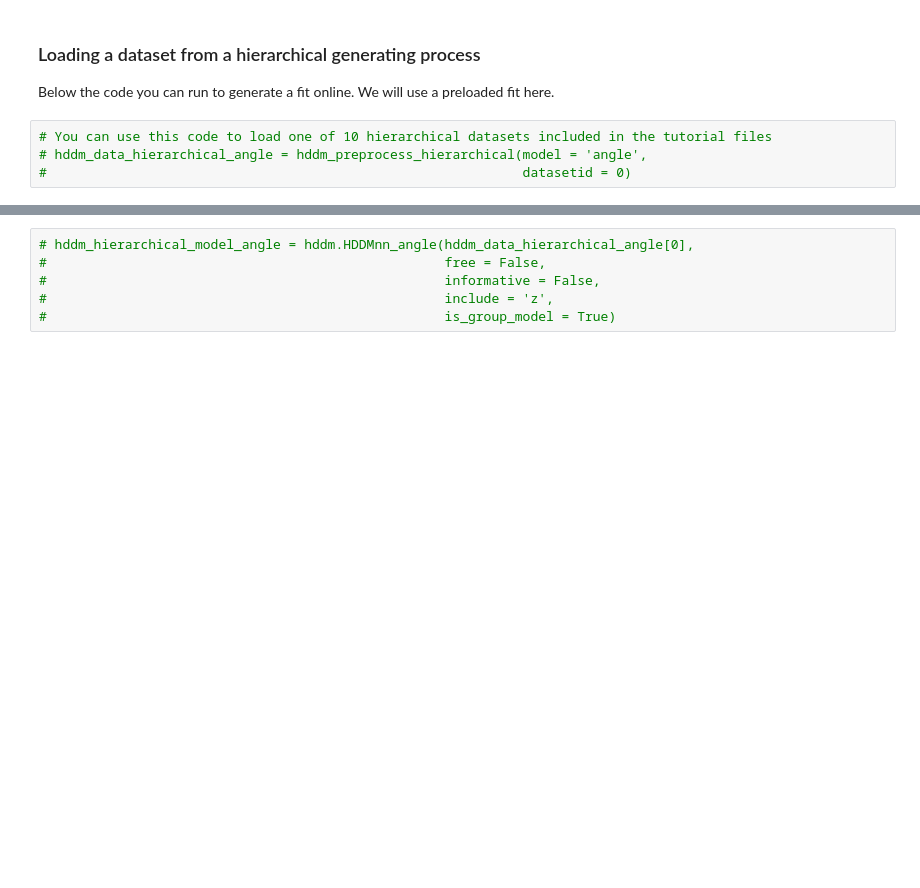
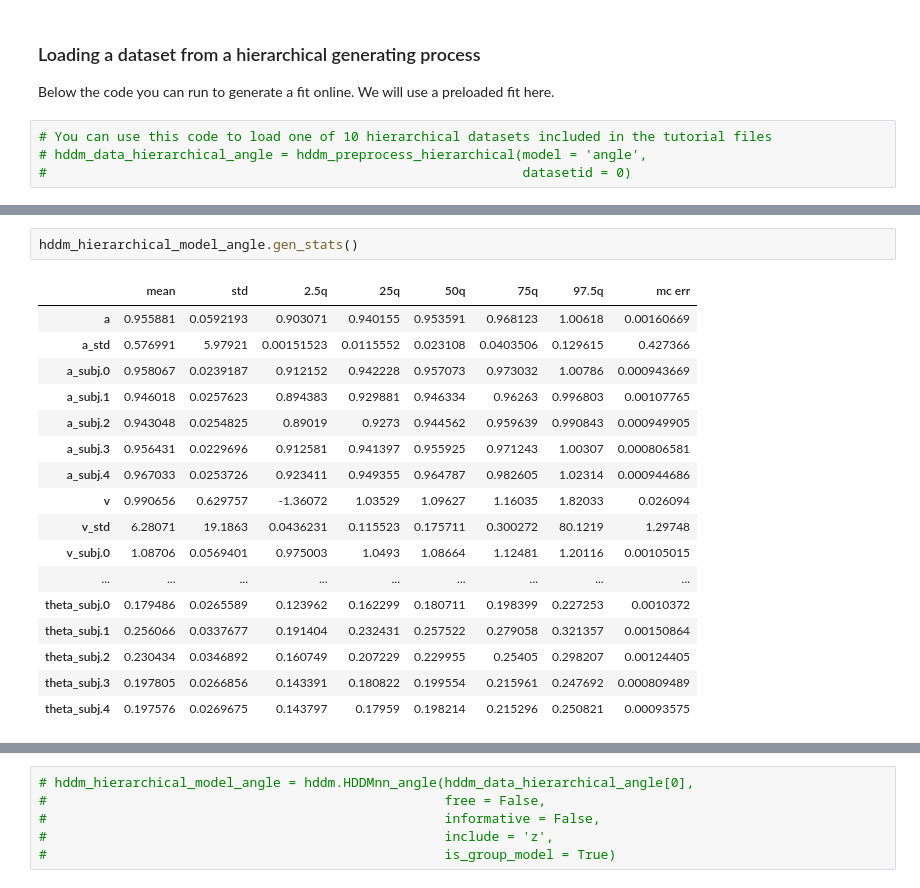
Before and after one commit to AlexanderFengler/hddmnn_tutorial, a Jupyter notebook: hddmnn_tutorial.ipynb, the cells around one changed output, grey strips where cells are left out. Drawn from its saved outputs; the diff is of its cells as text; blank space fills up the shorter version.

```diff
--- a/hddmnn_tutorial.ipynb
+++ b/hddmnn_tutorial.ipynb
@@ -551,0 +576,20 @@ Below the code you can run to generate a fit online. We will use a preloaded fit
+# %%
+hddm_hierarchical_model_angle.gen_stats()
+# %% [output]
+|  | mean | std | 2.5q | 25q | 50q | 75q | 97.5q | mc err |
+| a | 0.955881 | 0.0592193 | 0.903071 | 0.940155 | 0.953591 | 0.968123 | 1.00618 | 0.00160669 |
+| a_std | 0.576991 | 5.97921 | 0.00151523 | 0.0115552 | 0.023108 | 0.0403506 | 0.129615 | 0.427366 |
+| a_subj.0 | 0.958067 | 0.0239187 | 0.912152 | 0.942228 | 0.957073 | 0.973032 | 1.00786 | 0.000943669 |
+| a_subj.1 | 0.946018 | 0.0257623 | 0.894383 | 0.929881 | 0.946334 | 0.96263 | 0.996803 | 0.00107765 |
+| a_subj.2 | 0.943048 | 0.0254825 | 0.89019 | 0.9273 | 0.944562 | 0.959639 | 0.990843 | 0.000949905 |
+| a_subj.3 | 0.956431 | 0.0229696 | 0.912581 | 0.941397 | 0.955925 | 0.971243 | 1.00307 | 0.000806581 |
+| a_subj.4 | 0.967033 | 0.0253726 | 0.923411 | 0.949355 | 0.964787 | 0.982605 | 1.02314 | 0.000944686 |
+| v | 0.990656 | 0.629757 | -1.36072 | 1.03529 | 1.09627 | 1.16035 | 1.82033 | 0.026094 |
+| v_std | 6.28071 | 19.1863 | 0.0436231 | 0.115523 | 0.175711 | 0.300272 | 80.1219 | 1.29748 |
+| v_subj.0 | 1.08706 | 0.0569401 | 0.975003 | 1.0493 | 1.08664 | 1.12481 | 1.20116 | 0.00105015 |
+| ... | ... | ... | ... | ... | ... | ... | ... | ... |
+| theta_subj.0 | 0.179486 | 0.0265589 | 0.123962 | 0.162299 | 0.180711 | 0.198399 | 0.227253 | 0.0010372 |
+| theta_subj.1 | 0.256066 | 0.0337677 | 0.191404 | 0.232431 | 0.257522 | 0.279058 | 0.321357 | 0.00150864 |
+| theta_subj.2 | 0.230434 | 0.0346892 | 0.160749 | 0.207229 | 0.229955 | 0.25405 | 0.298207 | 0.00124405 |
+| theta_subj.3 | 0.197805 | 0.0266856 | 0.143391 | 0.180822 | 0.199554 | 0.215961 | 0.247692 | 0.000809489 |
+| theta_subj.4 | 0.197576 | 0.0269675 | 0.143797 | 0.17959 | 0.198214 | 0.215296 | 0.250821 | 0.00093575 |
```
Also changed, not shown: parts of 16 cells of this notebook, 7 other files.
